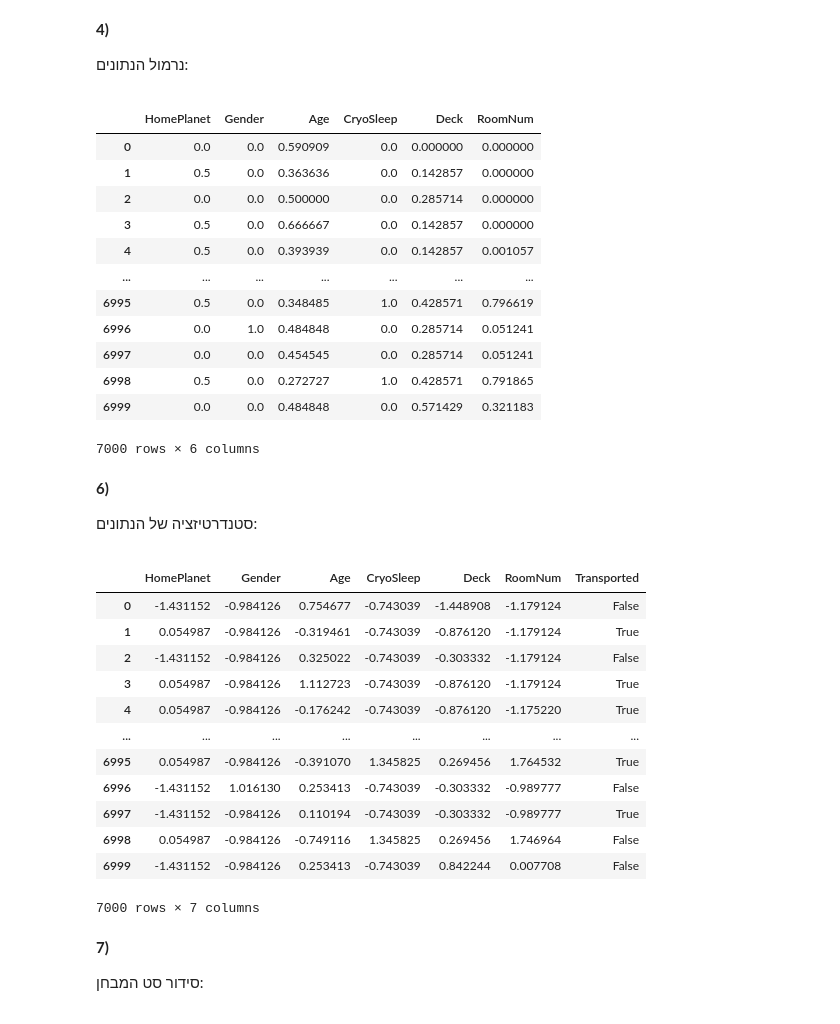
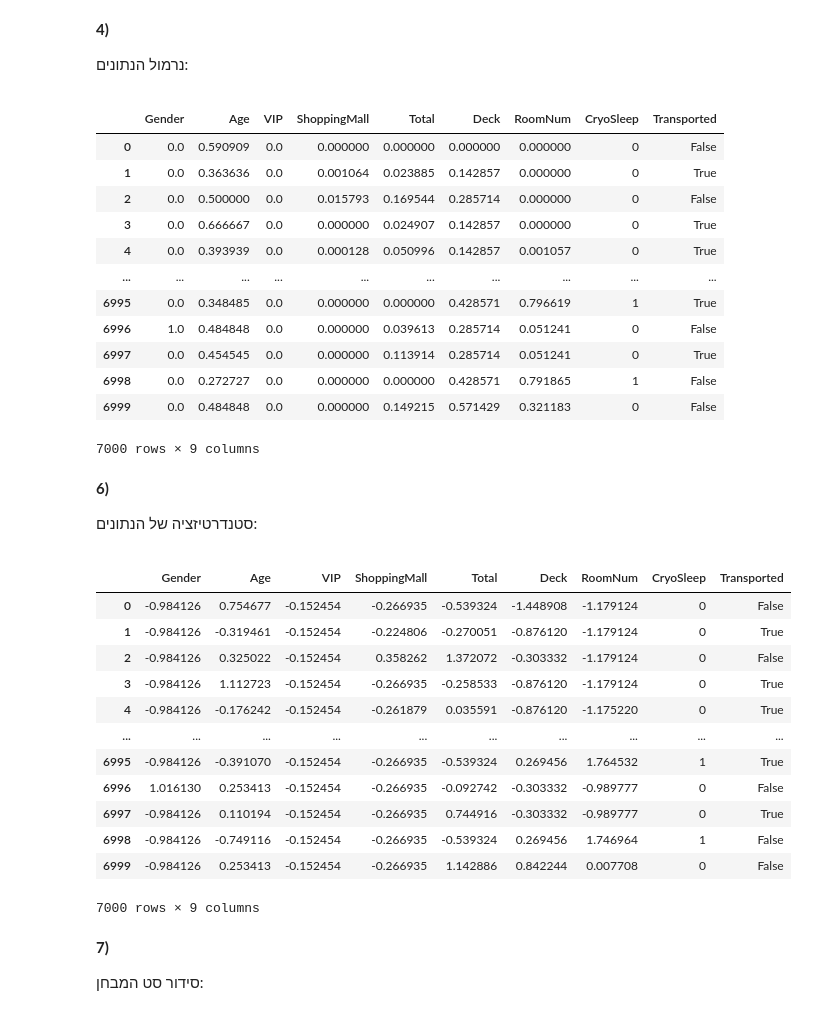
Before and after one commit to thorthor08/Thor, a Jupyter notebook: אריאל_נאוי_שלד_למחברת_סופית_לפרוייקט.ipynb, the cells around one changed output. Cells and saved outputs as stored; diff of their text form; code cells hidden in the pictures.

```diff
--- a/אריאל_נאוי_שלד_למחברת_סופית_לפרוייקט.ipynb
+++ b/אריאל_נאוי_שלד_למחברת_סופית_לפרוייקט.ipynb
@@ -369,0 +369,3 @@ new_df
+# %%
+new_df = df_clean[['Gender', 'Age', 'VIP', 'ShoppingMall', 'Total', 'Deck', 'RoomNum', 'CryoSleep', 'Transported']]
+new_df
@@ -449,30 +480,28 @@ new_df
 
 נרמול הנתונים:
 # %%
-from sklearn.preprocessing import StandardScaler, MinMaxScaler
-
 new_df_copy = new_df.copy()
-num_columns = new_df_copy.select_dtypes(include=['number']).columns
-num_columns = new_df_copy[num_columns]
+num_columns = new_df_copy[['Gender', 'Age', 'VIP', 'ShoppingMall', 'Total', 'Deck', 'RoomNum']]
 min_max_scaler = MinMaxScaler()
 
 
 final_train = pd.DataFrame(min_max_scaler.fit_transform(num_columns), columns=num_columns.columns)
+final_train = final_train.join(new_df_copy[['CryoSleep', 'Transported']])
 final_train
 # %% [output]
-|  | HomePlanet | Gender | Age | CryoSleep | Deck | RoomNum |
-| 0 | 0.0 | 0.0 | 0.590909 | 0.0 | 0.000000 | 0.000000 |
-| 1 | 0.5 | 0.0 | 0.363636 | 0.0 | 0.142857 | 0.000000 |
-| 2 | 0.0 | 0.0 | 0.500000 | 0.0 | 0.285714 | 0.000000 |
-| 3 | 0.5 | 0.0 | 0.666667 | 0.0 | 0.142857 | 0.000000 |
-| 4 | 0.5 | 0.0 | 0.393939 | 0.0 | 0.142857 | 0.001057 |
-| ... | ... | ... | ... | ... | ... | ... |
-| 6995 | 0.5 | 0.0 | 0.348485 | 1.0 | 0.428571 | 0.796619 |
-| 6996 | 0.0 | 1.0 | 0.484848 | 0.0 | 0.285714 | 0.051241 |
-| 6997 | 0.0 | 0.0 | 0.454545 | 0.0 | 0.285714 | 0.051241 |
-| 6998 | 0.5 | 0.0 | 0.272727 | 1.0 | 0.428571 | 0.791865 |
-| 6999 | 0.0 | 0.0 | 0.484848 | 0.0 | 0.571429 | 0.321183 |
+|  | Gender | Age | VIP | ShoppingMall | Total | Deck | RoomNum | CryoSleep | Transported |
+| 0 | 0.0 | 0.590909 | 0.0 | 0.000000 | 0.000000 | 0.000000 | 0.000000 | 0 | False |
+| 1 | 0.0 | 0.363636 | 0.0 | 0.001064 | 0.023885 | 0.142857 | 0.000000 | 0 | True |
+| 2 | 0.0 | 0.500000 | 0.0 | 0.015793 | 0.169544 | 0.285714 | 0.000000 | 0 | False |
+| 3 | 0.0 | 0.666667 | 0.0 | 0.000000 | 0.024907 | 0.142857 | 0.000000 | 0 | True |
+| 4 | 0.0 | 0.393939 | 0.0 | 0.000128 | 0.050996 | 0.142857 | 0.001057 | 0 | True |
+| ... | ... | ... | ... | ... | ... | ... | ... | ... | ... |
+| 6995 | 0.0 | 0.348485 | 0.0 | 0.000000 | 0.000000 | 0.428571 | 0.796619 | 1 | True |
+| 6996 | 1.0 | 0.484848 | 0.0 | 0.000000 | 0.039613 | 0.285714 | 0.051241 | 0 | False |
+| 6997 | 0.0 | 0.454545 | 0.0 | 0.000000 | 0.113914 | 0.285714 | 0.051241 | 0 | True |
+| 6998 | 0.0 | 0.272727 | 0.0 | 0.000000 | 0.000000 | 0.428571 | 0.791865 | 1 | False |
+| 6999 | 0.0 | 0.484848 | 0.0 | 0.000000 | 0.149215 | 0.571429 | 0.321183 | 0 | False |
-7000 rows × 6 columns
+7000 rows × 9 columns
 # %% [markdown]
 <div dir='rtl'>
 
@@ -482,22 +511,22 @@ final_train
 # %%
 standard_scaler = StandardScaler()
 final_train = pd.DataFrame(standard_scaler.fit_transform(num_columns), columns=num_columns.columns)
-final_train = final_train.join(new_df_copy['Transported'])
+final_train = final_train.join(new_df_copy[['CryoSleep', 'Transported']])
 final_train
 # %% [output]
-|  | HomePlanet | Gender | Age | CryoSleep | Deck | RoomNum | Transported |
-| 0 | -1.431152 | -0.984126 | 0.754677 | -0.743039 | -1.448908 | -1.179124 | False |
-| 1 | 0.054987 | -0.984126 | -0.319461 | -0.743039 | -0.876120 | -1.179124 | True |
-| 2 | -1.431152 | -0.984126 | 0.325022 | -0.743039 | -0.303332 | -1.179124 | False |
-| 3 | 0.054987 | -0.984126 | 1.112723 | -0.743039 | -0.876120 | -1.179124 | True |
-| 4 | 0.054987 | -0.984126 | -0.176242 | -0.743039 | -0.876120 | -1.175220 | True |
-| ... | ... | ... | ... | ... | ... | ... | ... |
-| 6995 | 0.054987 | -0.984126 | -0.391070 | 1.345825 | 0.269456 | 1.764532 | True |
-| 6996 | -1.431152 | 1.016130 | 0.253413 | -0.743039 | -0.303332 | -0.989777 | False |
-| 6997 | -1.431152 | -0.984126 | 0.110194 | -0.743039 | -0.303332 | -0.989777 | True |
-| 6998 | 0.054987 | -0.984126 | -0.749116 | 1.345825 | 0.269456 | 1.746964 | False |
-| 6999 | -1.431152 | -0.984126 | 0.253413 | -0.743039 | 0.842244 | 0.007708 | False |
+|  | Gender | Age | VIP | ShoppingMall | Total | Deck | RoomNum | CryoSleep | Transported |
+| 0 | -0.984126 | 0.754677 | -0.152454 | -0.266935 | -0.539324 | -1.448908 | -1.179124 | 0 | False |
+| 1 | -0.984126 | -0.319461 | -0.152454 | -0.224806 | -0.270051 | -0.876120 | -1.179124 | 0 | True |
+| 2 | -0.984126 | 0.325022 | -0.152454 | 0.358262 | 1.372072 | -0.303332 | -1.179124 | 0 | False |
+| 3 | -0.984126 | 1.112723 | -0.152454 | -0.266935 | -0.258533 | -0.876120 | -1.179124 | 0 | True |
+| 4 | -0.984126 | -0.176242 | -0.152454 | -0.261879 | 0.035591 | -0.876120 | -1.175220 | 0 | True |
+| ... | ... | ... | ... | ... | ... | ... | ... | ... | ... |
+| 6995 | -0.984126 | -0.391070 | -0.152454 | -0.266935 | -0.539324 | 0.269456 | 1.764532 | 1 | True |
+| 6996 | 1.016130 | 0.253413 | -0.152454 | -0.266935 | -0.092742 | -0.303332 | -0.989777 | 0 | False |
+| 6997 | -0.984126 | 0.110194 | -0.152454 | -0.266935 | 0.744916 | -0.303332 | -0.989777 | 0 | True |
+| 6998 | -0.984126 | -0.749116 | -0.152454 | -0.266935 | -0.539324 | 0.269456 | 1.746964 | 1 | False |
+| 6999 | -0.984126 | 0.253413 | -0.152454 | -0.266935 | 1.142886 | 0.842244 | 0.007708 | 0 | False |
-7000 rows × 7 columns
+7000 rows × 9 columns
 # %% [markdown]
 <div dir='rtl'>
 
```
Also changed, not shown: parts of 23 cells of this notebook.
